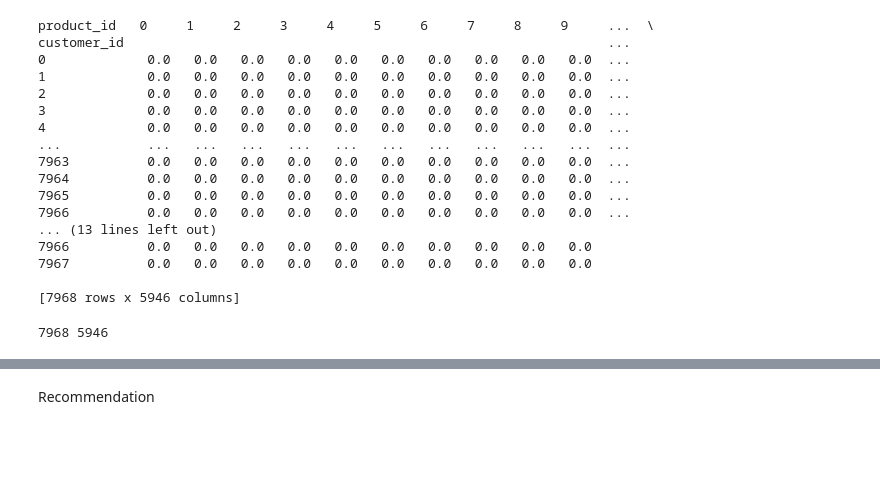
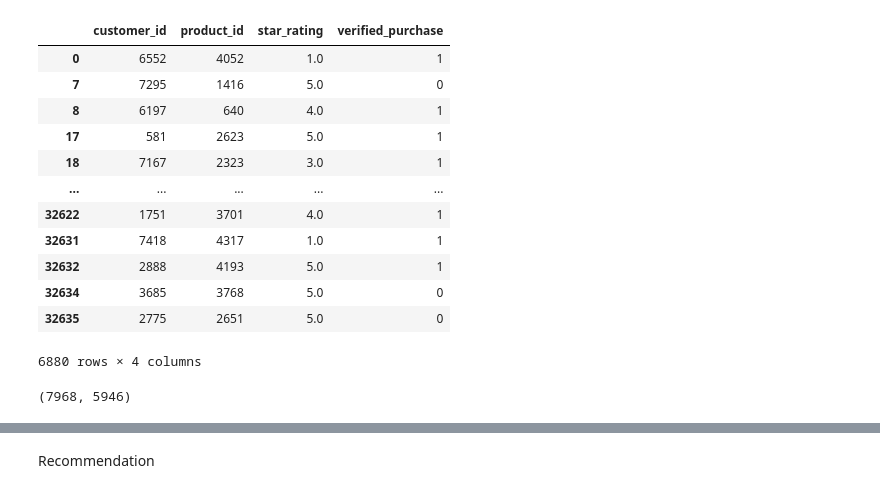
Before and after one commit to Ph1eu/Machine-Learning-And-Data-Mining-II, a Jupyter notebook: NCF.ipynb, the cells around one changed output, grey strips where cells are left out. Drawn from its saved outputs; the diff is of its cells as text; code cells hidden in the pictures; blank space fills up the shorter version.

```diff
--- a/NCF.ipynb
+++ b/NCF.ipynb
@@ -14,28 +15,34 @@ from tensorflow.keras.regularizers import l2
 train_data = pd.read_csv('neumf_train_data.csv')
 test_data = pd.read_csv('neumf_test_data.csv')
 
+#remove data with 0s rating
+train_data = train_data[train_data['star_rating'] != 0]
+test_data = test_data[test_data['star_rating'] != 0]
+
 concat_df = pd.concat([train_data, test_data], axis=0)
 num_users, num_items = len(concat_df.customer_id.unique()), len(concat_df.product_id.unique())
+# %%
+train_data
+# %% [output]
+|  | customer_id | product_id | star_rating | verified_purchase |
+| 0 | 6552 | 4052 | 1.0 | 1 |
+| 7 | 7295 | 1416 | 5.0 | 0 |
+| 8 | 6197 | 640 | 4.0 | 1 |
+| 17 | 581 | 2623 | 5.0 | 1 |
+| 18 | 7167 | 2323 | 3.0 | 1 |
+| ... | ... | ... | ... | ... |
+| 32622 | 1751 | 3701 | 4.0 | 1 |
+| 32631 | 7418 | 4317 | 1.0 | 1 |
+| 32632 | 2888 | 4193 | 5.0 | 1 |
+| 32634 | 3685 | 3768 | 5.0 | 0 |
+| 32635 | 2775 | 2651 | 5.0 | 0 |
+6880 rows × 4 columns
+# %%
+num_users, num_items
+# %% [output]
+(7968, 5946)
 # %%
-interactions = pd.pivot_table(concat_df, values='star_rating', index='customer_id', columns='product_id')
-interactions = interactions.fillna(0)
-print(interactions)
+# interactions = pd.pivot_table(concat_df, values='interaction', index='customer_id', columns='product_id')
+# interactions = interactions.fillna(0)
+# print(interactions)
 # interactions = np.array(interactions)
-# %% [output]
-product_id   0     1     2     3     4     5     6     7     8     9     ...  \
-customer_id                                                              ...
-0             0.0   0.0   0.0   0.0   0.0   0.0   0.0   0.0   0.0   0.0  ...
-1             0.0   0.0   0.0   0.0   0.0   0.0   0.0   0.0   0.0   0.0  ...
-2             0.0   0.0   0.0   0.0   0.0   0.0   0.0   0.0   0.0   0.0  ...
-3             0.0   0.0   0.0   0.0   0.0   0.0   0.0   0.0   0.0   0.0  ...
-4             0.0   0.0   0.0   0.0   0.0   0.0   0.0   0.0   0.0   0.0  ...
-...           ...   ...   ...   ...   ...   ...   ...   ...   ...   ...  ...
-7963          0.0   0.0   0.0   0.0   0.0   0.0   0.0   0.0   0.0   0.0  ...
-7964          0.0   0.0   0.0   0.0   0.0   0.0   0.0   0.0   0.0   0.0  ...
-7965          0.0   0.0   0.0   0.0   0.0   0.0   0.0   0.0   0.0   0.0  ...
-7966          0.0   0.0   0.0   0.0   0.0   0.0   0.0   0.0   0.0   0.0  ...
-... (13 lines left out)
-7966          0.0   0.0   0.0   0.0   0.0   0.0   0.0   0.0   0.0   0.0
-7967          0.0   0.0   0.0   0.0   0.0   0.0   0.0   0.0   0.0   0.0
-
-[7968 rows x 5946 columns]
@@ -47,7 +49,3 @@ customer_id                                                              ...
-# %%
-print(num_users, num_items)
-# %% [output]
-7968 5946
 # %%
 # full NCF model
 def get_model(num_users, num_items, latent_dim=8, dense_layers=[64, 32, 16, 8],
```
Also changed, not shown: parts of 16 cells of this notebook, 2 other files.
